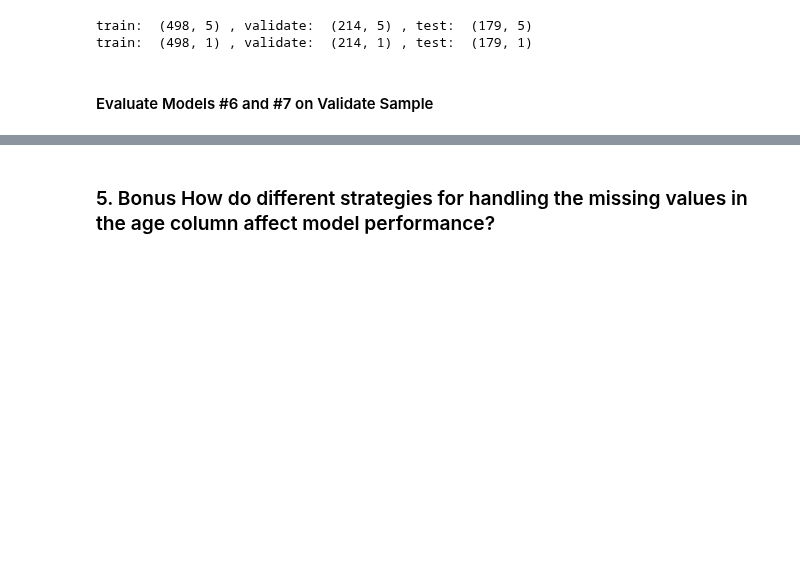
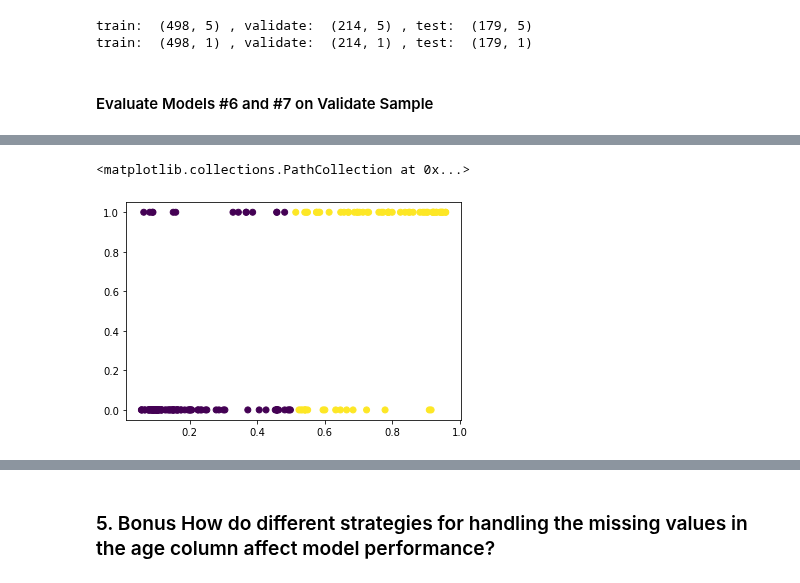
Before and after one commit to CSolitaire/classification-exercises, a Jupyter notebook: model.ipynb, the cells around one changed output, grey strips where cells are left out. Drawn from its saved outputs; the diff is of its cells as text; code cells hidden in the pictures; blank space fills up the shorter version.

```diff
--- a/model.ipynb
+++ b/model.ipynb
@@ -580,0 +619,9 @@ print("model 3\n", confusion_matrix(y_validate, y_pred3))
+# %%
+y_pred = logit6.predict(X_test)
+y_pred_proba = logit6.predict_proba(X_test)
+
+accuracy = logit6.score(X_test, y_test)
+print(accuracy)
+
+print(confusion_matrix(y_test, y_pred))
+print(classification_report(y_test, y_pred))
@@ -580,0 +640,6 @@ print("model 3\n", confusion_matrix(y_validate, y_pred3))
+# %%
+y_pred_proba = np.array([i[1] for i in y_pred_proba])
+plt.scatter(y_pred_proba, y_test, c=y_pred)
+# %% [output]
+<matplotlib.collections.PathCollection at 0x...>
+[figure, added]
```
Also changed, not shown: parts of 16 cells of this notebook.
